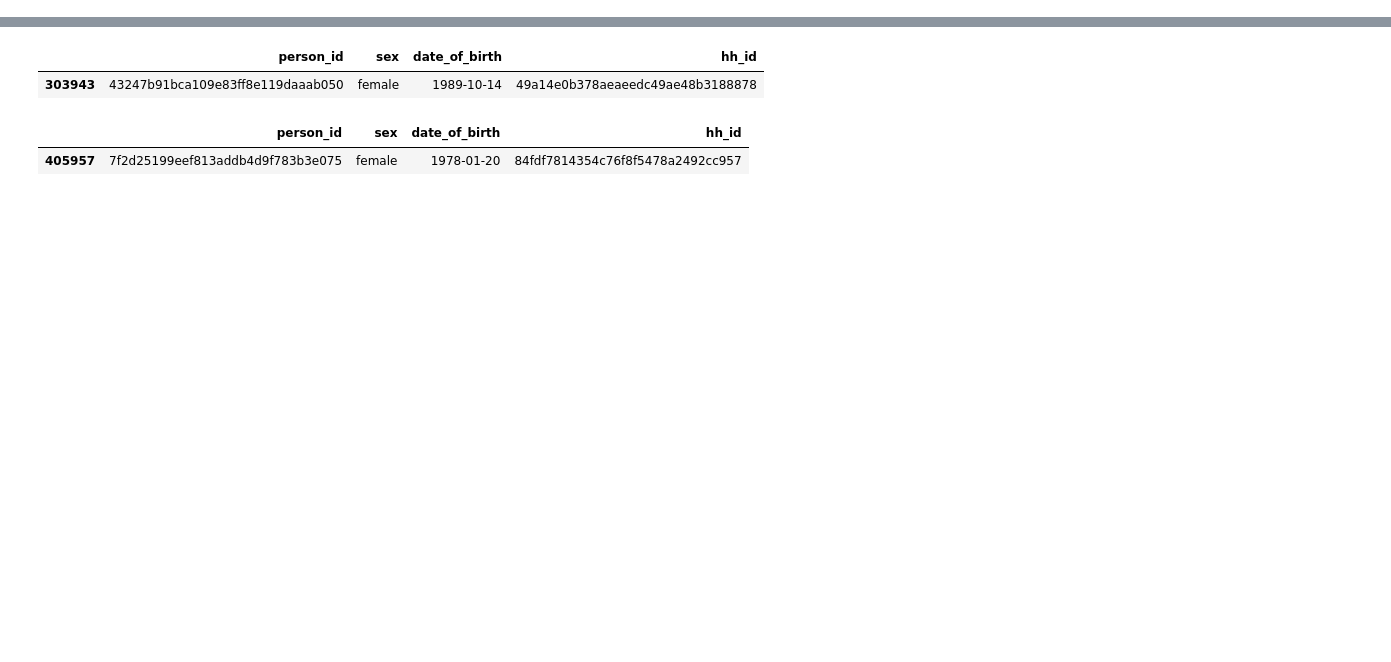
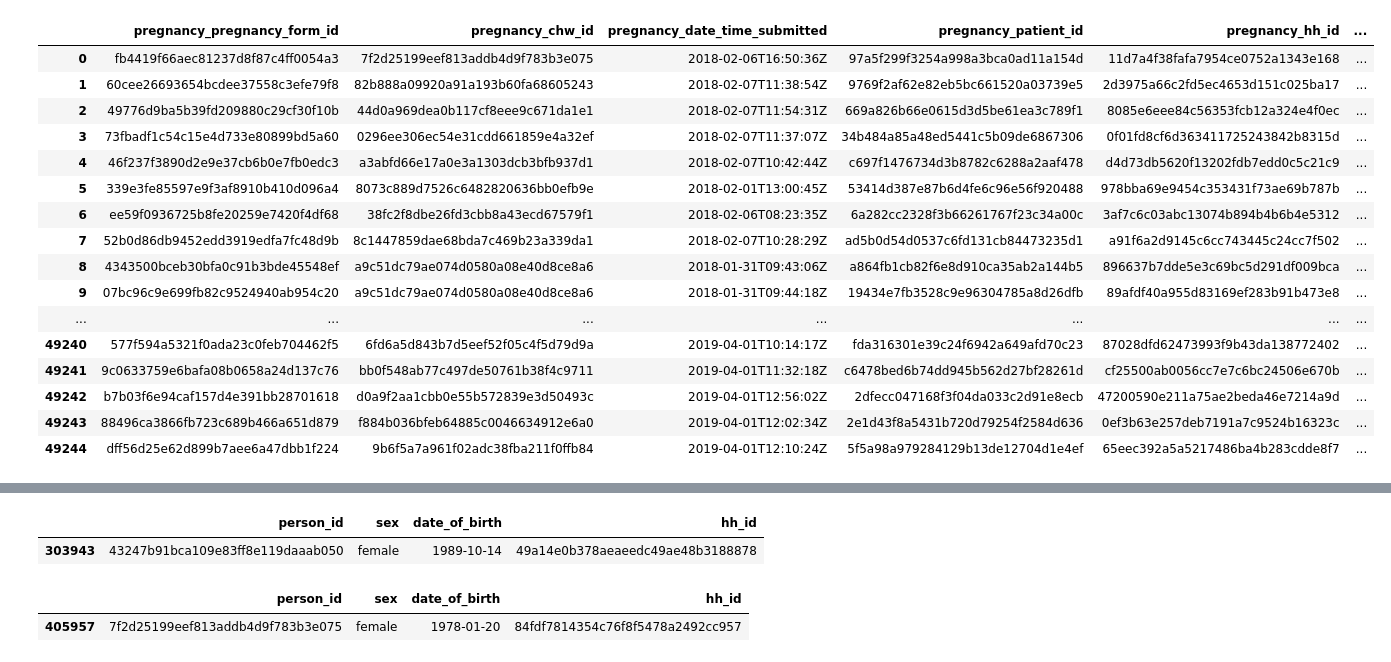
Before and after one commit to shaynaalice/medic_mobile, a Jupyter notebook: notebooks/Medic Mobile Technical Challenge.ipynb, the cells around one changed output, grey strips where cells are left out. Drawn from its saved outputs; the diff is of its cells as text; code cells hidden in the pictures; blank space fills up the shorter version.

```diff
--- a/notebooks/Medic Mobile Technical Challenge.ipynb
+++ b/notebooks/Medic Mobile Technical Challenge.ipynb
@@ -56,0 +154,94 @@ delivery_df = delivery_df.add_prefix('delivery_')
+# %%
+#new data frame with split value columns
+new = pregnancy_df["pregnancy_danger_signs"].str.split(" ", n=6, expand = True)
+
+
+new["d1"] = ""
+new["d2"] = ""
+new["d3"] = ""
+new["d4"] = ""
+new["d5"] = ""
+new["d6"] = ""
+new["d7"] = ""
+new["d8"] = ""
+new["d9"] = ""
+
+for index, row in new.iterrows():
+    if row[0] == 'd1' or row[1] == 'd1' or row[2] == 'd1' or row[3] == 'd1' or row[4] == 'd1' or row[5]=='d1':
+        row['d1'] = True
+    else: row['d1'] = False
+    if row[0] == 'd2' or row[1] == 'd2' or row[2] == 'd2' or row[3] == 'd2' or row[4] == 'd2' or row[5]=='d2':
+        row['d2'] = True
+    else: row['d2'] = False
+    if row[0] == 'd3' or row[1] == 'd3' or row[2] == 'd3' or row[3] == 'd3' or row[4] == 'd3' or row[5]=='d3':
+        row['d3'] = True
+    else: row['d3'] = False
+    if row[0] == 'd4' or row[1] == 'd4' or row[2] == 'd4' or row[3] == 'd4' or row[4] == 'd4' or row[5]=='d4':
+        row['d4'] = True
+    else: row['d4'] = False
+    if row[0] == 'd5' or row[1] == 'd5' or row[2] == 'd5' or row[3] == 'd5' or row[4] == 'd5' or row[5]=='d5':
+        row['d5'] = True
+    else: row['d5'] = False
+    if row[0] == 'd6' or row[1] == 'd6' or row[2] == 'd6' or row[3] == 'd6' or row[4] == 'd6' or row[5]=='d6':
+        row['d6'] = True
+    else: row['d6'] = False
+    if row[0] == 'd7' or row[1] == 'd7' or row[2] == 'd7' or row[3] == 'd7' or row[4] == 'd7' or row[5]=='d7':
+        row['d7'] = True
+    else: row['d7'] = False
+    if row[0] == 'd8' or row[1] == 'd8' or row[2] == 'd8' or row[3] == 'd8' or row[4] == 'd8' or row[5]=='d8':
+        row['d8'] = True
+    else: row['d8'] = False
+    if row[0] == 'd9' or row[1] == 'd9' or row[2] == 'd9' or row[3] == 'd9' or row[4] == 'd9' or row[5]=='d9':
+        row['d9'] = True
+    else: row['d9'] = False
+
+
+new
+
+# making seperate danger signs 1 from new data frame
+pregnancy_df["danger_signs_1"]= new['d1']
+# making seperate danger signs 2 column from new data frame
+pregnancy_df["danger_signs_2"]= new['d2']
+
+# making seperate danger signs 3 column from new data frame
+pregnancy_df["danger_signs_3"]= new['d3']
+# making seperate danger signs 4 column from new data frame
+pregnancy_df["danger_signs_4"]= new['d4']
+
+# making seperate danger signs 5 column from new data frame
+pregnancy_df["danger_signs_5"]= new['d5']
+
+# making seperate danger signs 6 column from new data frame
+pregnancy_df["danger_signs_6"]= new['d6']
+
+# making seperate danger signs 7 column from new data frame
+pregnancy_df["danger_signs_7"]= new['d7']
+
+# making seperate danger signs 8 column from new data frame
+pregnancy_df["danger_signs_8"]= new['d8']
+
+# making seperate danger signs 9 column from new data frame
+pregnancy_df["danger_signs_9"]= new['d9']
+# Dropping old Name columns
+pregnancy_df.drop(columns =["pregnancy_danger_signs"], inplace = True)
+
+# df display
+pregnancy_df
+# %% [output]
+|  | pregnancy_pregnancy_form_id | pregnancy_chw_id | pregnancy_date_time_submitted | pregnancy_patient_id | pregnancy_hh_id | ... |
+| 0 | fb4419f66aec81237d8f87c4ff0054a3 | 7f2d25199eef813addb4d9f783b3e075 | 2018-02-06T16:50:36Z | 97a5f299f3254a998a3bca0ad11a154d | 11d7a4f38fafa7954ce0752a1343e168 | ... |
+| 1 | 60cee26693654bcdee37558c3efe79f8 | 82b888a09920a91a193b60fa68605243 | 2018-02-07T11:38:54Z | 9769f2af62e82eb5bc661520a03739e5 | 2d3975a66c2fd5ec4653d151c025ba17 | ... |
+| 2 | 49776d9ba5b39fd209880c29cf30f10b | 44d0a969dea0b117cf8eee9c671da1e1 | 2018-02-07T11:54:31Z | 669a826b66e0615d3d5be61ea3c789f1 | 8085e6eee84c56353fcb12a324e4f0ec | ... |
+| 3 | 73fbadf1c54c15e4d733e80899bd5a60 | 0296ee306ec54e31cdd661859e4a32ef | 2018-02-07T11:37:07Z | 34b484a85a48ed5441c5b09de6867306 | 0f01fd8cf6d363411725243842b8315d | ... |
+| 4 | 46f237f3890d2e9e37cb6b0e7fb0edc3 | a3abfd66e17a0e3a1303dcb3bfb937d1 | 2018-02-07T10:42:44Z | c697f1476734d3b8782c6288a2aaf478 | d4d73db5620f13202fdb7edd0c5c21c9 | ... |
+| 5 | 339e3fe85597e9f3af8910b410d096a4 | 8073c889d7526c6482820636bb0efb9e | 2018-02-01T13:00:45Z | 53414d387e87b6d4fe6c96e56f920488 | 978bba69e9454c353431f73ae69b787b | ... |
+| 6 | ee59f0936725b8fe20259e7420f4df68 | 38fc2f8dbe26fd3cbb8a43ecd67579f1 | 2018-02-06T08:23:35Z | 6a282cc2328f3b66261767f23c34a00c | 3af7c6c03abc13074b894b4b6b4e5312 | ... |
+| 7 | 52b0d86db9452edd3919edfa7fc48d9b | 8c1447859dae68bda7c469b23a339da1 | 2018-02-07T10:28:29Z | ad5b0d54d0537c6fd131cb84473235d1 | a91f6a2d9145c6cc743445c24cc7f502 | ... |
+| 8 | 4343500bceb30bfa0c91b3bde45548ef | a9c51dc79ae074d0580a08e40d8ce8a6 | 2018-01-31T09:43:06Z | a864fb1cb82f6e8d910ca35ab2a144b5 | 896637b7dde5e3c69bc5d291df009bca | ... |
+| 9 | 07bc96c9e699fb82c9524940ab954c20 | a9c51dc79ae074d0580a08e40d8ce8a6 | 2018-01-31T09:44:18Z | 19434e7fb3528c9e96304785a8d26dfb | 89afdf40a955d83169ef283b91b473e8 | ... |
+| ... | ... | ... | ... | ... | ... | ... |
+| 49240 | 577f594a5321f0ada23c0feb704462f5 | 6fd6a5d843b7d5eef52f05c4f5d79d9a | 2019-04-01T10:14:17Z | fda316301e39c24f6942a649afd70c23 | 87028dfd62473993f9b43da138772402 | ... |
+| 49241 | 9c0633759e6bafa08b0658a24d137c76 | bb0f548ab77c497de50761b38f4c9711 | 2019-04-01T11:32:18Z | c6478bed6b74dd945b562d27bf28261d | cf25500ab0056cc7e7c6bc24506e670b | ... |
+| 49242 | b7b03f6e94caf157d4e391bb28701618 | d0a9f2aa1cbb0e55b572839e3d50493c | 2019-04-01T12:56:02Z | 2dfecc047168f3f04da033c2d91e8ecb | 47200590e211a75ae2beda46e7214a9d | ... |
+| 49243 | 88496ca3866fb723c689b466a651d879 | f884b036bfeb64885c0046634912e6a0 | 2019-04-01T12:02:34Z | 2e1d43f8a5431b720d79254f2584d636 | 0ef3b63e257deb7191a7c9524b16323c | ... |
+| 49244 | dff56d25e62d899b7aee6a47dbb1f224 | 9b6f5a7a961f02adc38fba211f0ffb84 | 2019-04-01T12:10:24Z | 5f5a98a979284129b13de12704d1e4ef | 65eec392a5a5217486ba4b283cdde8f7 | ... |
```
Also changed, not shown: parts of 65 cells of this notebook.
